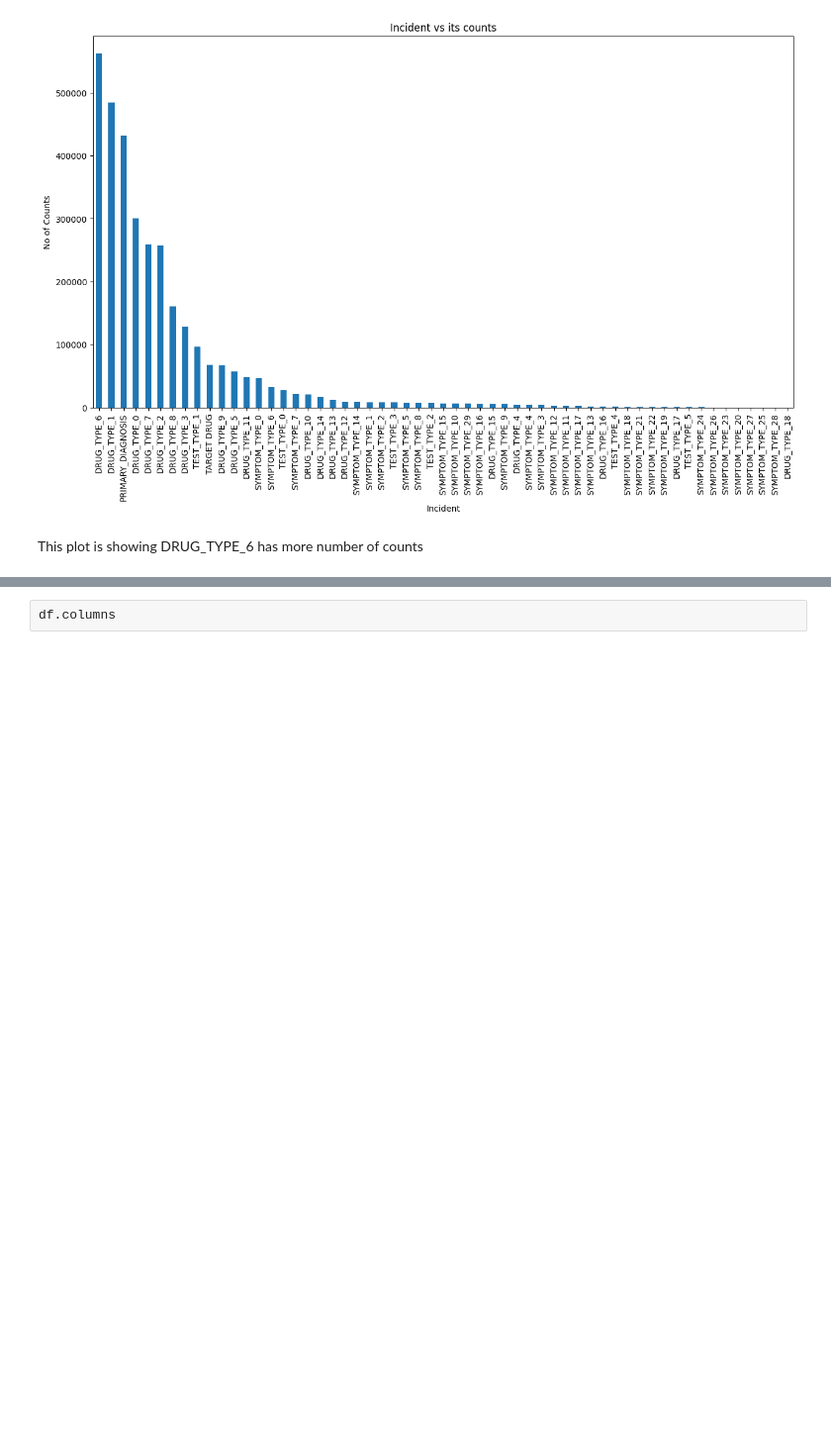
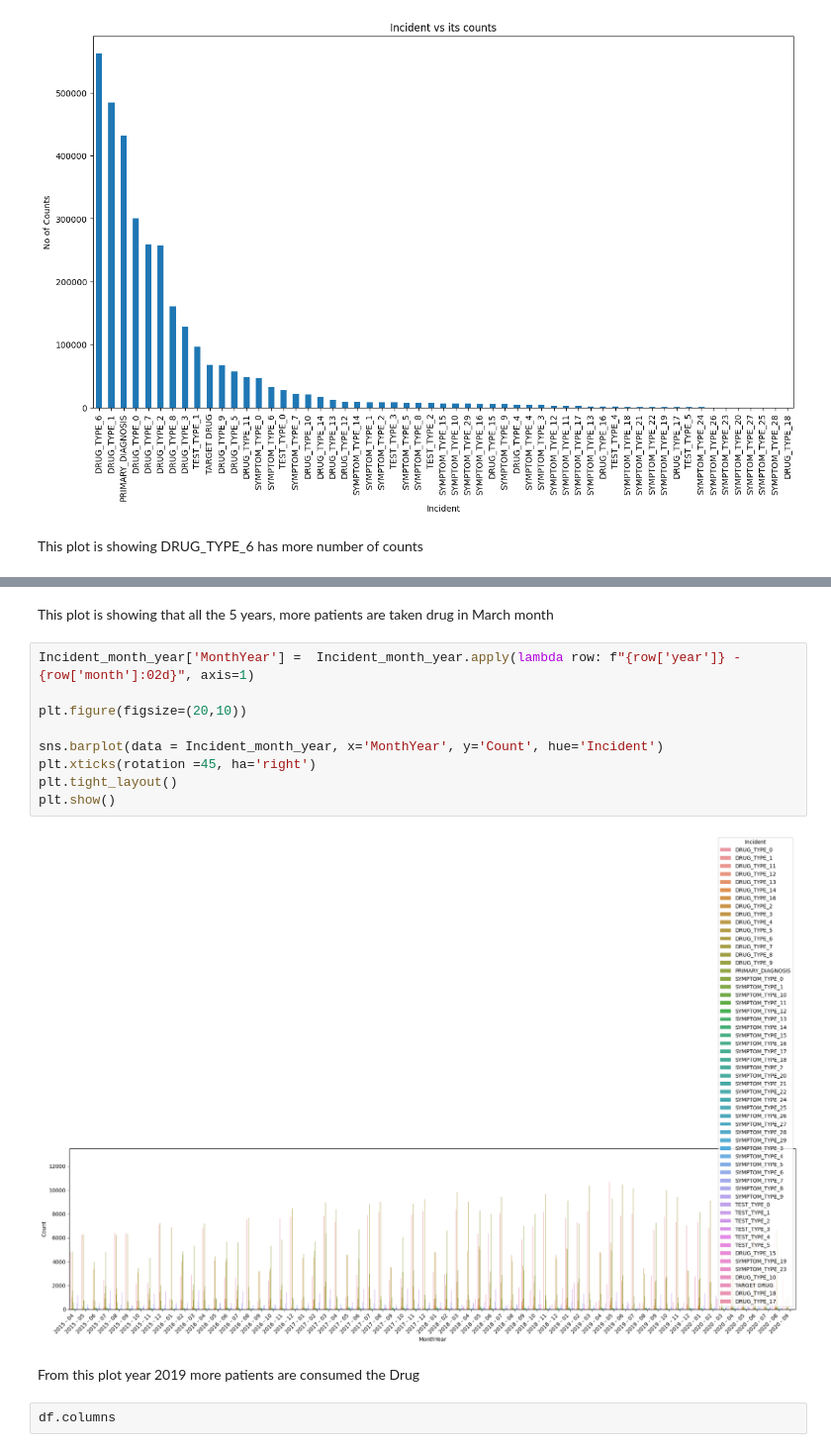
Before and after one commit to venkatesh-r96/Structured-Data-Assignment, a Jupyter notebook: 001.ipynb, the cells around one changed output, grey strips where cells are left out. Shown at 99% size. Saved outputs shown, nothing was run; the diff lists cells and outputs as text; blank space fills up the shorter version.

```diff
--- a/001.ipynb
+++ b/001.ipynb
@@ -232,3 +264,18 @@ This plot is showing DRUG_TYPE_6 has more number of counts
+# %% [markdown]
+This plot is showing that all the 5 years, more patients are taken drug in  March month
+# %%
+Incident_month_year['MonthYear'] =  Incident_month_year.apply(lambda row: f"{row['year']} - {row['month']:02d}", axis=1)
+
+plt.figure(figsize=(20,10))
+
+sns.barplot(data = Incident_month_year, x='MonthYear', y='Count', hue='Incident')
+plt.xticks(rotation =45, ha='right')
+plt.tight_layout()
+plt.show()
+# %% [output]
+[figure, added]
+# %% [markdown]
+From this plot year 2019 more patients are consumed the Drug
 # %%
 df.columns
 # %% [output]
```
Also changed, not shown: parts of 25 cells of this notebook.
